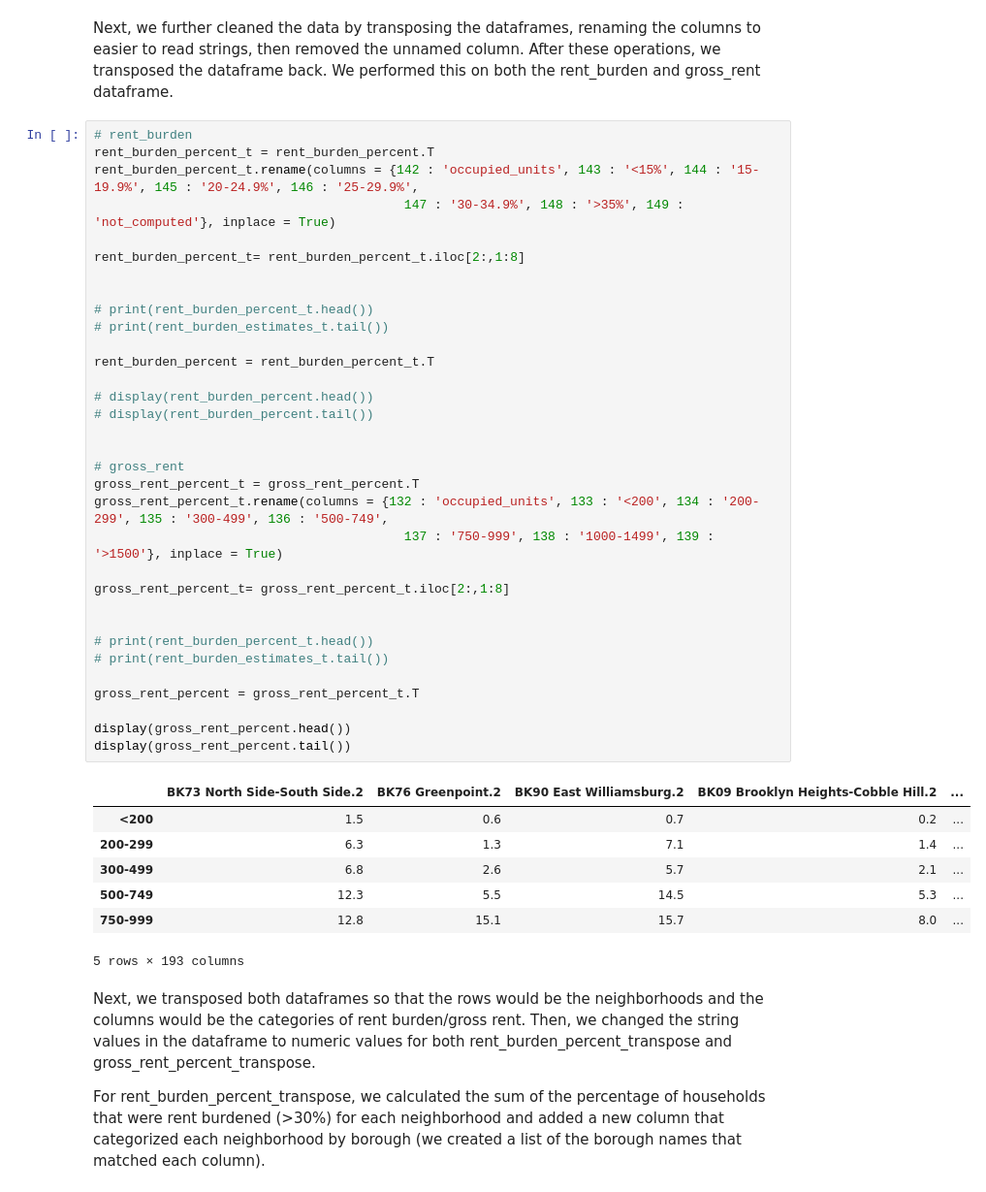
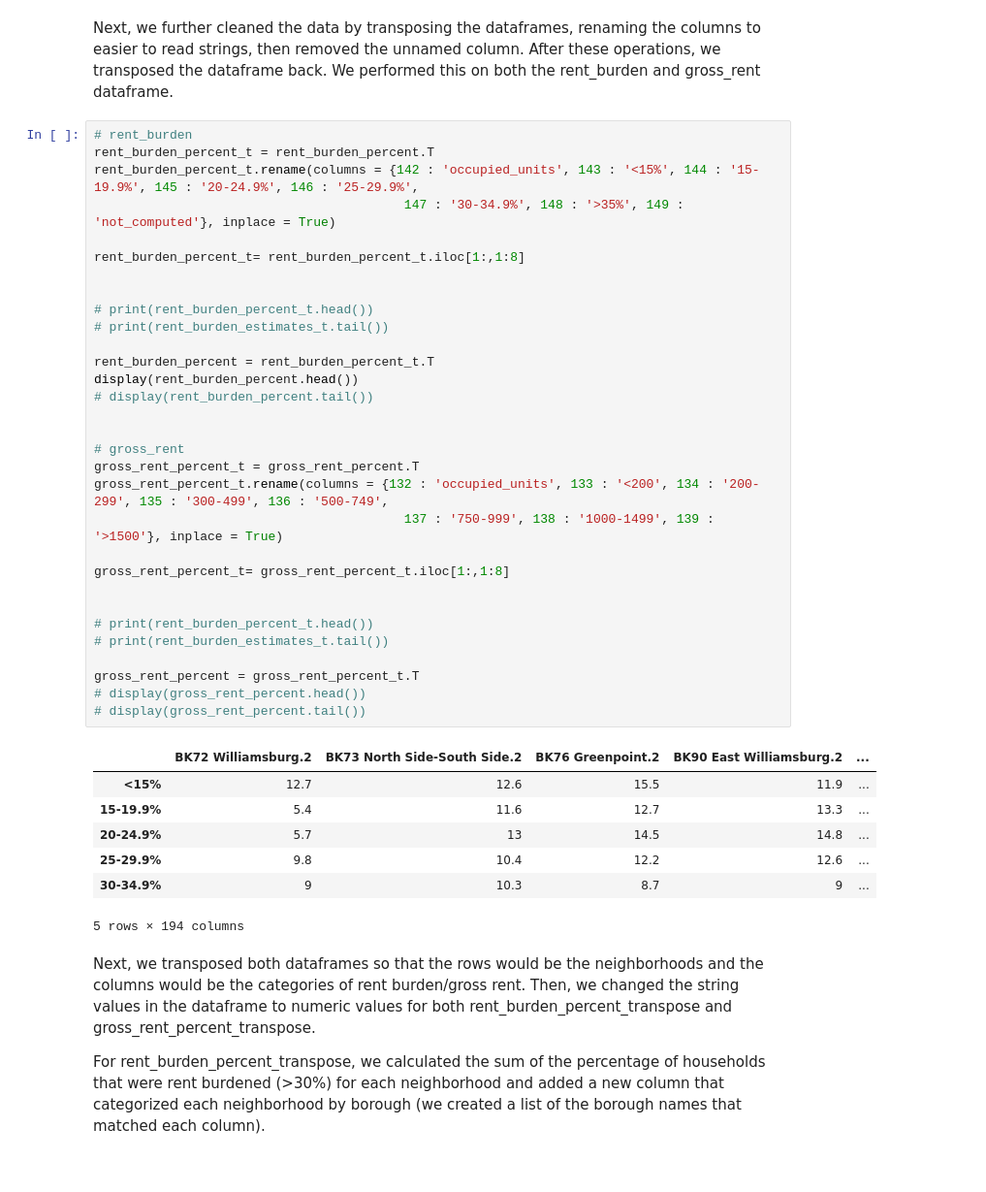
Before and after one commit to cailtyn-caj96/info-2950, a Jupyter notebook: finalproject.ipynb, the cells around one changed output. Shown at 97% size. Drawn from its saved outputs; the diff is of its cells as text.

```diff
--- a/finalproject.ipynb
+++ b/finalproject.ipynb
@@ -79,44 +81,42 @@ Next, we further cleaned the data by transposing the dataframes, renaming the co
 # %%
 # rent_burden
 rent_burden_percent_t = rent_burden_percent.T
 rent_burden_percent_t.rename(columns = {142 : 'occupied_units', 143 : '<15%', 144 : '15-19.9%', 145 : '20-24.9%', 146 : '25-29.9%',
                                          147 : '30-34.9%', 148 : '>35%', 149 : 'not_computed'}, inplace = True)
 
-rent_burden_percent_t= rent_burden_percent_t.iloc[2:,1:8]
+rent_burden_percent_t= rent_burden_percent_t.iloc[1:,1:8]
 
 
 # print(rent_burden_percent_t.head())
 # print(rent_burden_estimates_t.tail())
 
 rent_burden_percent = rent_burden_percent_t.T
-
-# display(rent_burden_percent.head())
+display(rent_burden_percent.head())
 # display(rent_burden_percent.tail())
 
 
 # gross_rent
 gross_rent_percent_t = gross_rent_percent.T
 gross_rent_percent_t.rename(columns = {132 : 'occupied_units', 133 : '<200', 134 : '200-299', 135 : '300-499', 136 : '500-749',
                                          137 : '750-999', 138 : '1000-1499', 139 : '>1500'}, inplace = True)
 
-gross_rent_percent_t= gross_rent_percent_t.iloc[2:,1:8]
+gross_rent_percent_t= gross_rent_percent_t.iloc[1:,1:8]
 
 
 # print(rent_burden_percent_t.head())
 # print(rent_burden_estimates_t.tail())
 
 gross_rent_percent = gross_rent_percent_t.T
-
-display(gross_rent_percent.head())
-display(gross_rent_percent.tail())
+# display(gross_rent_percent.head())
+# display(gross_rent_percent.tail())
 # %% [output]
-|  | BK73 North Side-South Side.2 | BK76 Greenpoint.2 | BK90 East Williamsburg.2 | BK09 Brooklyn Heights-Cobble Hill.2 | ... |
-| <200 | 1.5 | 0.6 | 0.7 | 0.2 | ... |
-| 200-299 | 6.3 | 1.3 | 7.1 | 1.4 | ... |
-| 300-499 | 6.8 | 2.6 | 5.7 | 2.1 | ... |
-| 500-749 | 12.3 | 5.5 | 14.5 | 5.3 | ... |
-| 750-999 | 12.8 | 15.1 | 15.7 | 8.0 | ... |
+|  | BK72 Williamsburg.2 | BK73 North Side-South Side.2 | BK76 Greenpoint.2 | BK90 East Williamsburg.2 | ... |
+| <15% | 12.7 | 12.6 | 15.5 | 11.9 | ... |
+| 15-19.9% | 5.4 | 11.6 | 12.7 | 13.3 | ... |
+| 20-24.9% | 5.7 | 13 | 14.5 | 14.8 | ... |
+| 25-29.9% | 9.8 | 10.4 | 12.2 | 12.6 | ... |
+| 30-34.9% | 9 | 10.3 | 8.7 | 9 | ... |
-5 rows × 193 columns
+5 rows × 194 columns
 # %% [markdown]
 Next, we transposed both dataframes so that the rows would be the neighborhoods and the columns would be the categories of rent burden/gross rent. Then, we changed the string values in the dataframe to numeric values for both rent_burden_percent_transpose and gross_rent_percent_transpose.
 
```
Also changed, not shown: parts of 24 cells of this notebook, 16 other files.
